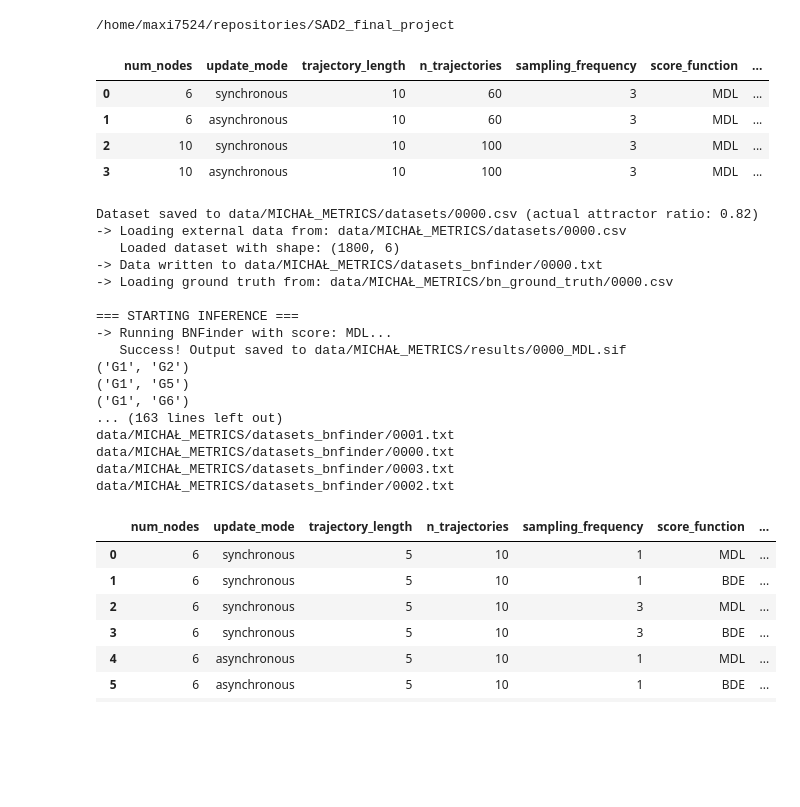
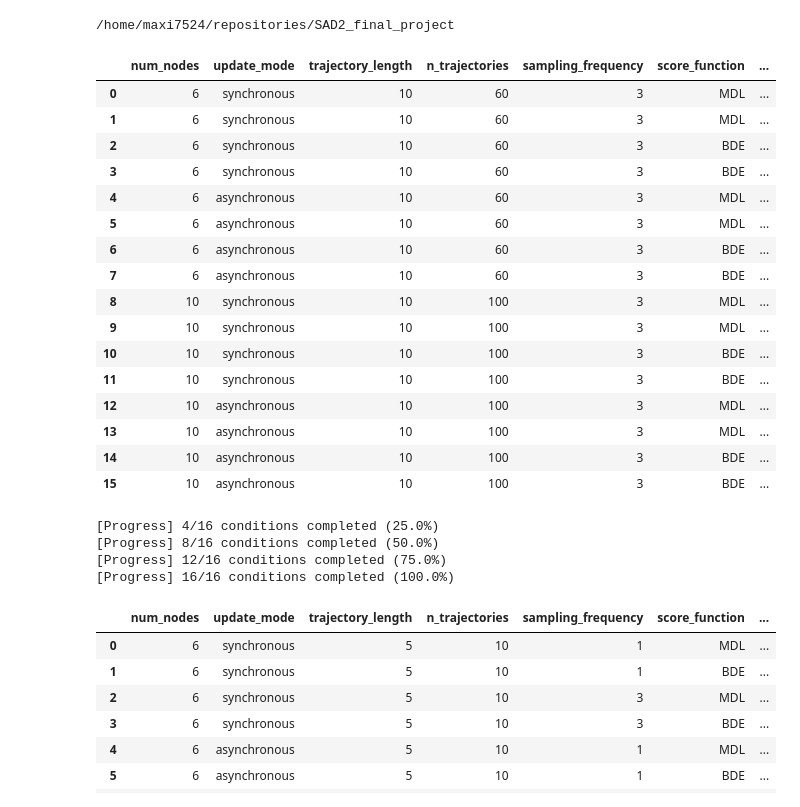
Before and after one commit to maxi7524/SAD2_final_project, a Jupyter notebook: notebooks/test_notebook.ipynb, the cells around one changed output. Drawn from its saved outputs; the diff is of its cells as text; code cells hidden in the pictures; blank space fills up the shorter version.

Commit message:
edited run_experiment

```diff
--- a/notebooks/test_notebook.ipynb
+++ b/notebooks/test_notebook.ipynb
@@ -31,68 +31,67 @@ DATA_PATH = Path('data')
 # %%
 # TODO: REMOVE - only for fast test s
 # create experiments:
 ## case: Relation between trajectory length and entering attractors
 exp_trajectory_length = BooleanNetworkExperiment(
     # paths
     data_path=DATA_PATH,
     experiment_name='MICHAŁ_METRICS',
     # experiment values
     num_nodes=[6, 10],
     update_mode=["synchronous", "asynchronous"], # , "asynchronous"
     trajectory_length=list(range(10, 40, 100)),
     n_trajectories=[10],
     sampling_frequency=[3],
-    score_functions=["MDL"],
+    score_functions=["MDL", "BDE"],
     # TODO - add metrics options
     # analysis_metrics= ["TP", "FP", "FN", "precision", "recall", "sensitivity", "AHD"],
 
     n_parents_per_node=[[2, 3, 4]],
     # amount of samples per experiment
-    n_repetitions=1,
+    n_repetitions=2,
     simulate_trajectories_to_csv_kwargs = {
             # "sampling_frequency": 1,
             "target_attractor_ratio": 0.5,  # Approximate fraction of trajectory in attractor (0-1)
             "tolerance": 0.01,               # Allowed deviation from the calculated entrance step (0-1)
         }
 )
 exp_trajectory_length.normalize_sample(100)
 exp_trajectory_length.show_experiment_df()
 # %% [output]
 |  | num_nodes | update_mode | trajectory_length | n_trajectories | sampling_frequency | score_function | ... |
 | 0 | 6 | synchronous | 10 | 60 | 3 | MDL | ... |
-| 1 | 6 | asynchronous | 10 | 60 | 3 | MDL | ... |
-| 2 | 10 | synchronous | 10 | 100 | 3 | MDL | ... |
-| 3 | 10 | asynchronous | 10 | 100 | 3 | MDL | ... |
+| 1 | 6 | synchronous | 10 | 60 | 3 | MDL | ... |
+| 2 | 6 | synchronous | 10 | 60 | 3 | BDE | ... |
+| 3 | 6 | synchronous | 10 | 60 | 3 | BDE | ... |
+| 4 | 6 | asynchronous | 10 | 60 | 3 | MDL | ... |
+| 5 | 6 | asynchronous | 10 | 60 | 3 | MDL | ... |
+| 6 | 6 | asynchronous | 10 | 60 | 3 | BDE | ... |
+| 7 | 6 | asynchronous | 10 | 60 | 3 | BDE | ... |
+| 8 | 10 | synchronous | 10 | 100 | 3 | MDL | ... |
+| 9 | 10 | synchronous | 10 | 100 | 3 | MDL | ... |
+| 10 | 10 | synchronous | 10 | 100 | 3 | BDE | ... |
+| 11 | 10 | synchronous | 10 | 100 | 3 | BDE | ... |
+| 12 | 10 | asynchronous | 10 | 100 | 3 | MDL | ... |
+| 13 | 10 | asynchronous | 10 | 100 | 3 | MDL | ... |
+| 14 | 10 | asynchronous | 10 | 100 | 3 | BDE | ... |
+| 15 | 10 | asynchronous | 10 | 100 | 3 | BDE | ... |
 # %%
 # Uruchomienie pełnego eksperymentu (test całego pipeline'u)
-exp_trajectory_length.run_experiment(n_jobs=1)
+exp_trajectory_length.run_experiment(n_jobs=2, progress_interval=4)
 
 # Sprawdzenie, jakie pliki zostały wygenerowane
 from pathlib import Path
 import os
 
 experiment_dir = Path("data/MICHAŁ_METRICS")
-print("Zawartość katalogu eksperymentu:")
-for path in experiment_dir.rglob("*"):
-    print(path)
+# print("Zawartość katalogu eksperymentu:")
+# for path in experiment_dir.rglob("*"):
+#     print(path)
 # %% [output]
-Dataset saved to data/MICHAŁ_METRICS/datasets/0000.csv (actual attractor ratio: 0.82)
--> Loading external data from: data/MICHAŁ_METRICS/datasets/0000.csv
-   Loaded dataset with shape: (1800, 6)
--> Data written to data/MICHAŁ_METRICS/datasets_bnfinder/0000.txt
--> Loading ground truth from: data/MICHAŁ_METRICS/bn_ground_truth/0000.csv
-
-=== STARTING INFERENCE ===
--> Running BNFinder with score: MDL...
-   Success! Output saved to data/MICHAŁ_METRICS/results/0000_MDL.sif
-('G1', 'G2')
-('G1', 'G5')
-('G1', 'G6')
-... (163 lines left out)
-data/MICHAŁ_METRICS/datasets_bnfinder/0001.txt
-data/MICHAŁ_METRICS/datasets_bnfinder/0000.txt
-data/MICHAŁ_METRICS/datasets_bnfinder/0003.txt
-data/MICHAŁ_METRICS/datasets_bnfinder/0002.txt
+[Progress] 4/16 conditions completed (25.0%)
+[Progress] 8/16 conditions completed (50.0%)
+[Progress] 12/16 conditions completed (75.0%)
+[Progress] 16/16 conditions completed (100.0%)
 # %%
 # TODO: REMOVE - only for fast test s
 # create experiments:
```
Also changed, not shown: parts of 2 cells of this notebook, 4 other files.
